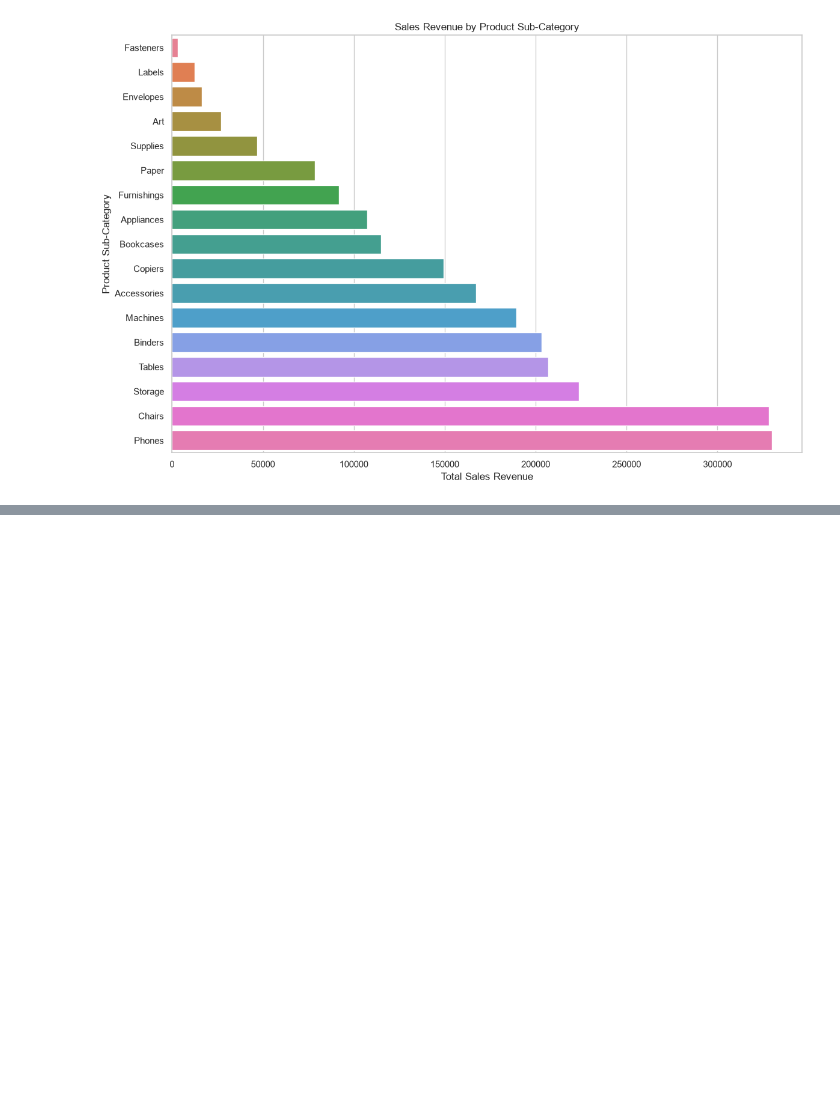
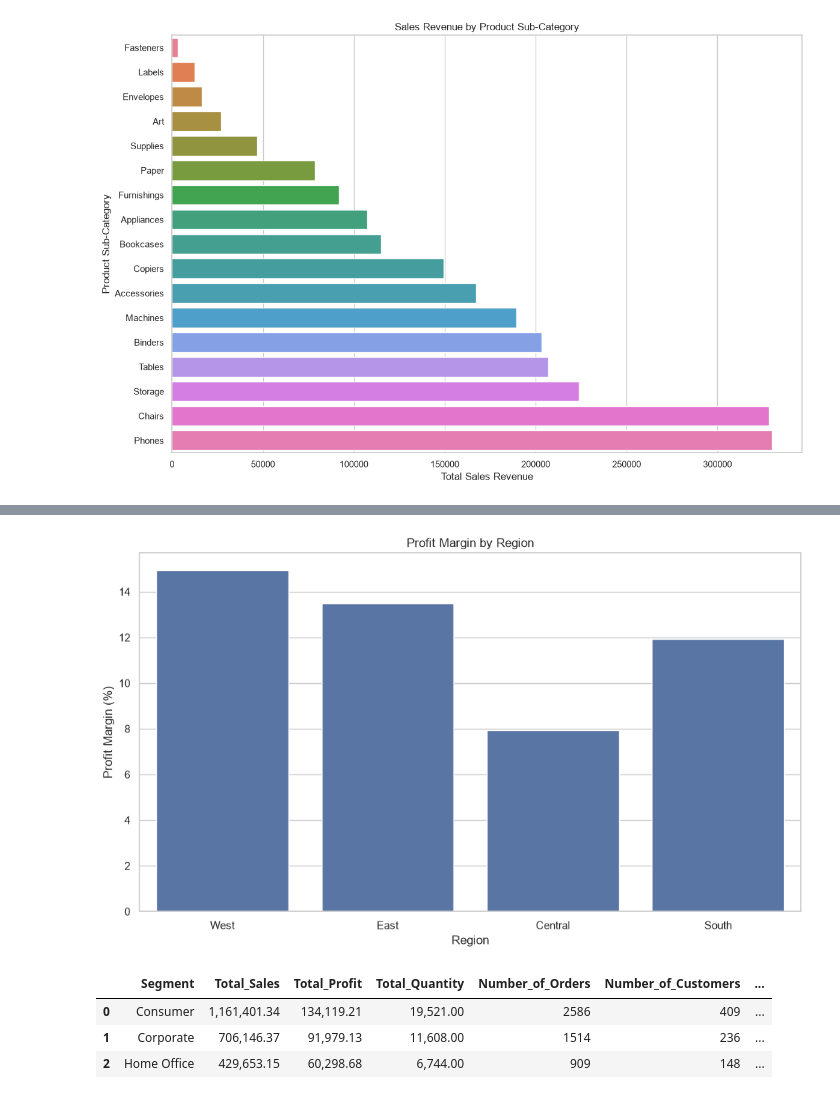
Before and after one commit to BrianKarimi/datheon_data, a Jupyter notebook: notebooks/superstore_sales.ipynb, the cells around one changed output, grey strips where cells are left out. Drawn from its saved outputs; the diff is of its cells as text; code cells hidden in the pictures; blank space fills up the shorter version.

```diff
--- a/notebooks/superstore_sales.ipynb
+++ b/notebooks/superstore_sales.ipynb
@@ -719,0 +796,19 @@ plt.show()
+# %%
+#Figure 3: Profit Margins By region
+
+
+plt.figure(figsize=(10, 6))
+
+sns.barplot(
+    data=regional_performance,
+    x="Region",
+    y="Profit_Margin_%"
+)
+
+plt.title("Profit Margin by Region")
+plt.xlabel("Region")
+plt.ylabel("Profit Margin (%)")
+plt.tight_layout()
+plt.show()
+# %% [output]
+[figure, added]
@@ -719,0 +817,33 @@ plt.show()
+# %%
+segment_performance=(
+    df_clean.groupby("Segment")
+    .agg(
+        Total_Sales=("Sales", "sum"),
+        Total_Profit=("Profit", "sum"),
+        Total_Quantity=("Quantity", "sum"),
+        Number_of_Orders=("Order ID", "nunique"),
+        Number_of_Customers=("Customer ID", "nunique")
+    )
+    .reset_index()
+    )
+
+segment_performance["Profit_Margin_%"] = (
+    segment_performance["Total_Profit"] /
+    segment_performance["Total_Sales"] * 100
+)
+
+segment_performance["Sales_Contribution_%"] = (
+    segment_performance["Total_Sales"] /
+    segment_performance["Total_Sales"].sum() * 100
+)
+
+segment_performance = segment_performance.sort_values(
+    by="Total_Sales", ascending=False
+)
+
+segment_performance.round(2)
+# %% [output]
+|  | Segment | Total_Sales | Total_Profit | Total_Quantity | Number_of_Orders | Number_of_Customers | ... |
+| 0 | Consumer | 1,161,401.34 | 134,119.21 | 19,521.00 | 2586 | 409 | ... |
+| 1 | Corporate | 706,146.37 | 91,979.13 | 11,608.00 | 1514 | 236 | ... |
+| 2 | Home Office | 429,653.15 | 60,298.68 | 6,744.00 | 909 | 148 | ... |
```
Also changed, not shown: parts of 32 cells of this notebook, 3 other files.
